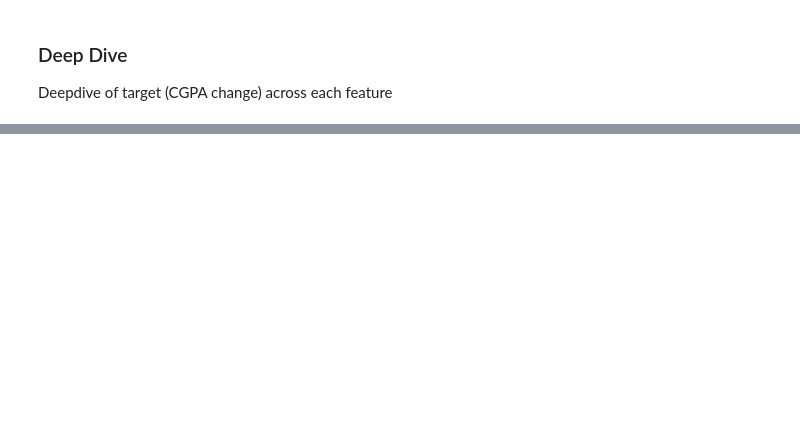
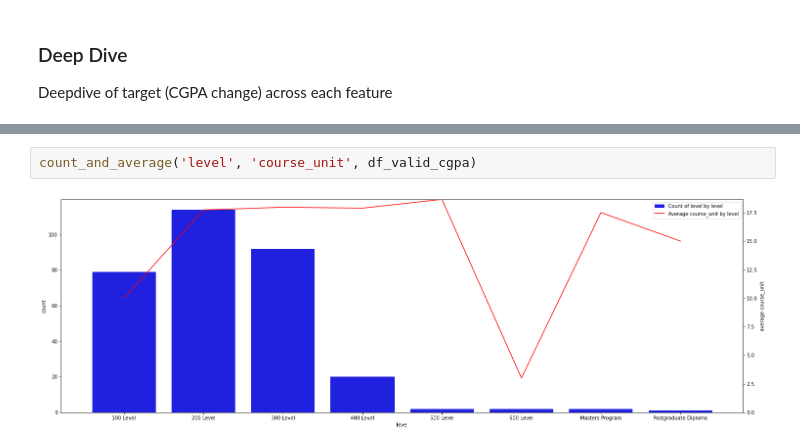
Before and after one commit to socratesjnr/asuu-strike-project, a Jupyter notebook: project-analysis/analysis/data_exploration.ipynb, the cells around one changed output, grey strips where cells are left out. Saved outputs shown, nothing was run; the diff lists cells and outputs as text; blank space fills up the shorter version.

```diff
--- a/project-analysis/analysis/data_exploration.ipynb
+++ b/project-analysis/analysis/data_exploration.ipynb
@@ -344,0 +350,4 @@ df.head(2)
+# %%
+count_and_average('level', 'course_unit', df_valid_cgpa)
+# %% [output]
+[figure, added]
```
Also changed, not shown: parts of 23 cells of this notebook.
